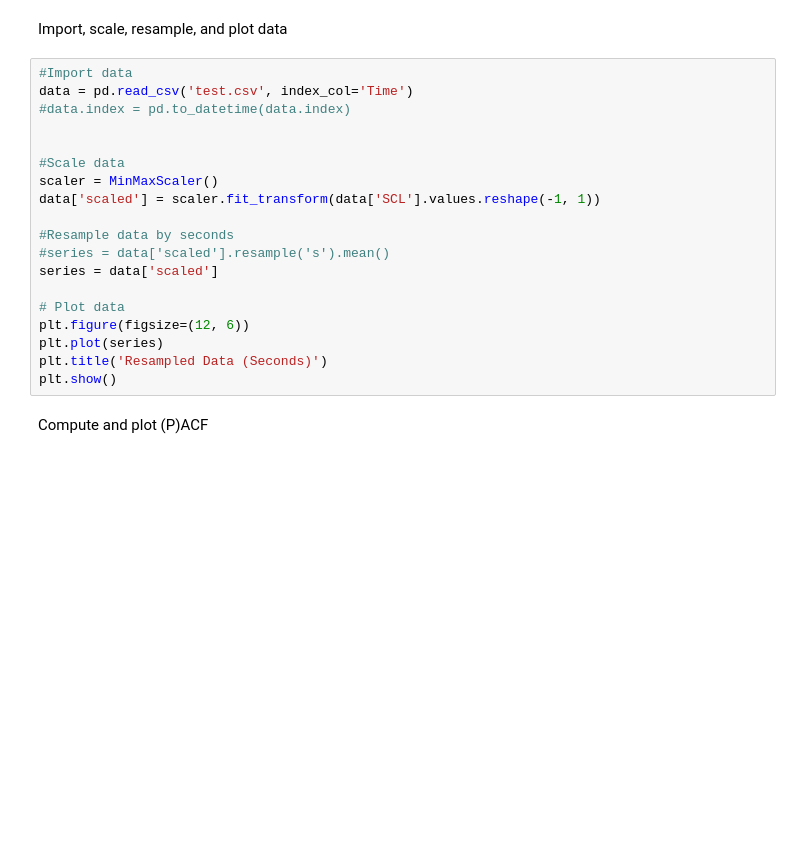
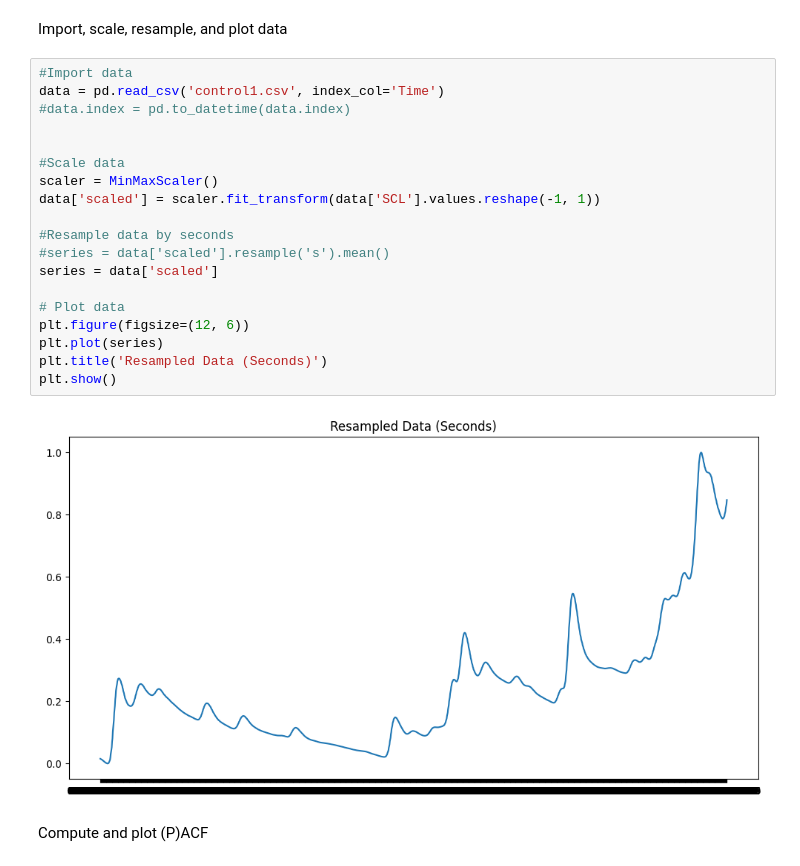
Before and after one commit to dennistay1981/Resources, a Jupyter notebook: Miscellaneous/EDA TSA.ipynb, the cells around one changed output. Saved outputs shown, nothing was run; the diff lists cells and outputs as text; blank space fills up the shorter version.

```diff
--- a/Miscellaneous/EDA TSA.ipynb
+++ b/Miscellaneous/EDA TSA.ipynb
@@ -18,23 +36,25 @@ from sklearn.preprocessing import MinMaxScaler
 Import, scale, resample, and plot data
 # %%
 #Import data
-data = pd.read_csv('test.csv', index_col='Time')
+data = pd.read_csv('control1.csv', index_col='Time')
 #data.index = pd.to_datetime(data.index)
 
 
 #Scale data
 scaler = MinMaxScaler()
 data['scaled'] = scaler.fit_transform(data['SCL'].values.reshape(-1, 1))
 
 #Resample data by seconds
 #series = data['scaled'].resample('s').mean()
 series = data['scaled']
 
 # Plot data
 plt.figure(figsize=(12, 6))
 plt.plot(series)
 plt.title('Resampled Data (Seconds)')
 plt.show()
+# %% [output]
+[figure, added]
 # %% [markdown]
 Compute and plot (P)ACF
 # %%
```
Also changed, not shown: parts of 5 cells of this notebook.
